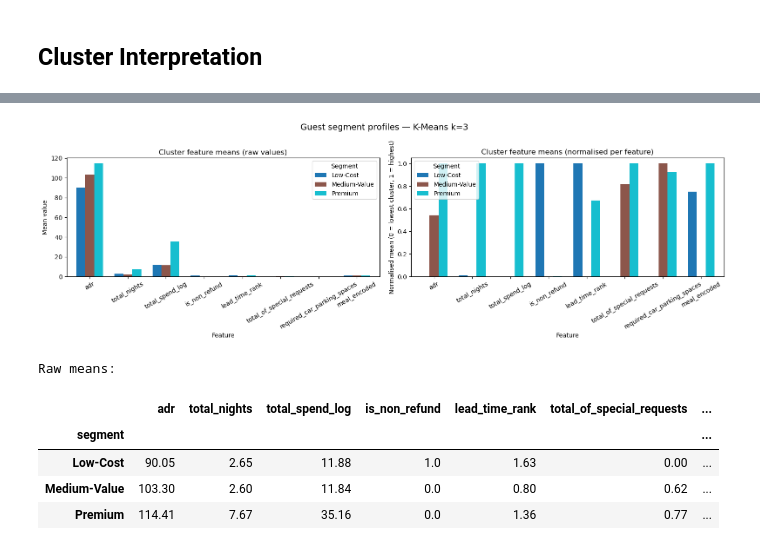
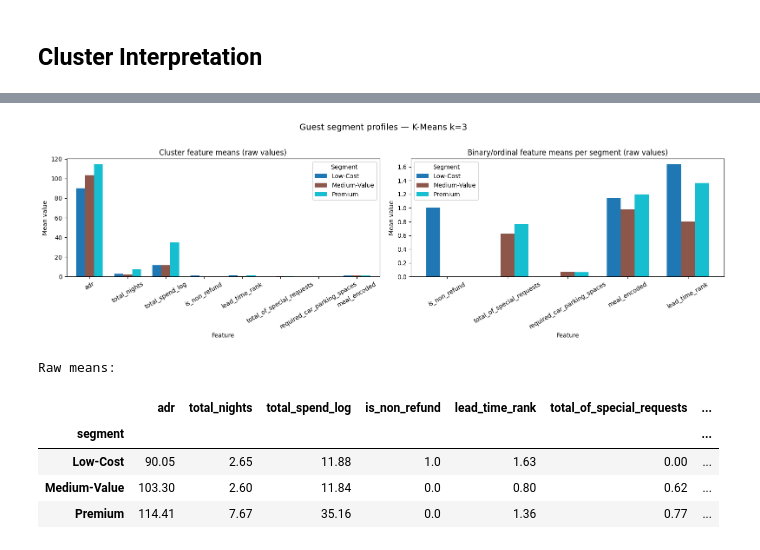
Before and after one commit to alexandreffs/UnsupervisedLearningProj, a Jupyter notebook: project.ipynb, the cells around one changed output, grey strips where cells are left out. Saved outputs shown, nothing was run; the diff lists cells and outputs as text; code cells hidden in the pictures.

```diff
--- a/project.ipynb
+++ b/project.ipynb
@@ -803,19 +642,20 @@ for rep_name, X_rep in [("withADR", X_v2_scaled), ("noADR", X_noADR)]:
 
     for i, cl in enumerate(ap_clusters):
         print(f"    Cluster {i+1:2d}: {cl.size:6d} pts  {cl.scatter_pct:.1f}% scatter")
-
     results_ikmeans_all.append({
         "date/run_id":       datetime.now().strftime("%Y-%m-%d %H:%M:%S"),
         "representation_id": f"R-EUCLID-robust-weighted-{rep_name}",
+        "sample_rule":       "117430 (Full matrix)",
         "model":             "ikmeans",
         "k":                 k_ik,
         "parameters":        f"k={k_ik} (auto), min_cluster_size={min_cluster_size}",
+        "runtime":           t_total,
         "seed":              42,
         "silhouette":        sil,
         "calinski":          cal,
         "davies":            db,
         "diagnostics":       "OK",
-        "notes":             f"{len(ap_clusters)} clusters extracted, {k_ik} retained, runtime={t_total:.1f}s",
+        "notes":             f"{len(ap_clusters)} clusters extracted, {k_ik} retained",
     })
 
     if rep_name == "withADR":
@@ -868,7 +708,6 @@ plt.show()
 # %%
 from sklearn.cluster import AgglomerativeClustering
 
-# noADR always runs with 1 subsample (fast); withADR uses FAST_MODE setting.
 subsample_seeds = [42] if FAST_MODE else [42, 7, 123, 256, 999]
 subsample_size  = 30000
 k_hier          = 3
@@ -878,7 +717,6 @@ for rep_name, X_rep in [("withADR", X_v2_scaled), ("noADR", X_noADR)]:
     print(f"\n--- Hierarchical Ward [{rep_name}] ---")
     seeds_to_use = [42] if rep_name == "noADR" else subsample_seeds
 
-    # Stability at k=3
     stab_rows = []
     for seed in seeds_to_use:
         idx    = np.random.RandomState(seed).choice(len(X_rep), size=subsample_size, replace=False)
@@ -893,18 +731,23 @@ for rep_name, X_rep in [("withADR", X_v2_scaled), ("noADR", X_noADR)]:
     for m in ["silhouette", "calinski", "davies"]:
         print(f"  {m:12s}: {stab_df[m].mean():.4f} +/- {stab_df[m].std():.4f}")
 
-    # Full k-sweep on canonical subsample seed=42
     X_hier = X_rep[np.random.RandomState(42).choice(len(X_rep), size=subsample_size, replace=False)]
     for k in range(2, 9):
         print(f"  k={k}...", end=" ", flush=True)
+        t0 = time.time()
         labels = AgglomerativeClustering(n_clusters=k, linkage="ward").fit_predict(X_hier)
-        sil    = silhouette_score(X_hier, labels, sample_size=15000, random_state=42)
+        rt = time.time() - t0
+
+        sil = silhouette_score(X_hier, labels, sample_size=15000, random_state=42)
         print(f"sil={sil:.3f}")
+
         results_hier.append({
             "date/run_id":       datetime.now().strftime("%Y-%m-%d %H:%M:%S"),
             "representation_id": f"R-EUCLID-robust-weighted-{rep_name}",
+            "sample_rule":       "30000 (Random seed=42)",
             "model":             "hierarchical_ward",
             "parameters":        f"k={k}, linkage=ward, subsample=30000, seed=42",
+            "runtime":           rt,
             "seed":              42,
             "silhouette":        sil,
             "calinski":          calinski_harabasz_score(X_hier, labels),
@@ -1401,59 +1059,52 @@ display(cluster_means)
 # %%
-# Cluster profile bar chart — visual summary for report
-# Shows mean value of each feature per cluster (raw unscaled values).
-
 km_bar = KMeans(n_clusters=3, random_state=42, n_init=10)
 bar_labels = km_bar.fit_predict(X_v2_scaled)
 
-# Build display dataframe with raw feature values + raw adr
 X_bar_df = df_cluster[cluster_features_v2].copy()
 X_bar_df["adr"] = df_cluster["adr"].values
 X_bar_df["cluster"] = bar_labels
 
-# Sort cluster labels by mean adr (Low-Cost -> Medium -> Premium)
 _adr_order = X_bar_df.groupby("cluster")["adr"].mean().sort_values()
 label_map  = {idx: name for idx, name in
               zip(_adr_order.index, ["Low-Cost", "Medium-Value", "Premium"])}
 X_bar_df["segment"] = X_bar_df["cluster"].map(label_map)
 
-# Feature means per segment
 plot_features = ["adr", "total_nights", "total_spend_log",
                  "is_non_refund", "lead_time_rank",
                  "total_of_special_requests", "required_car_parking_spaces",
                  "meal_encoded"]
 
 means = X_bar_df.groupby("segment")[plot_features].mean()
 means = means.loc[["Low-Cost", "Medium-Value", "Premium"]]  # fix order
 
-# Normalise each feature to [0,1] across the three segments for comparability
 means_norm = (means - means.min()) / (means.max() - means.min() + 1e-9)
 
 fig, axes = plt.subplots(1, 2, figsize=(16, 5))
-
-# --- Left: raw means ---
 means.T.plot(kind="bar", ax=axes[0], colormap="tab10", width=0.7)
 axes[0].set_title("Cluster feature means (raw values)", fontsize=12)
 axes[0].set_xlabel("Feature")
 axes[0].set_ylabel("Mean value")
 axes[0].tick_params(axis="x", rotation=30)
 axes[0].legend(title="Segment")
 
-# --- Right: normalised means (0-1 per feature) for shape comparison ---
-means_norm.T.plot(kind="bar", ax=axes[1], colormap="tab10", width=0.7)
-axes[1].set_title("Cluster feature means (normalised per feature)", fontsize=12)
+small_features = ["is_non_refund", "total_of_special_requests",
+                  "required_car_parking_spaces", "meal_encoded", "lead_time_rank"]
+small_means = means[small_features]
+small_means.T.plot(kind="bar", ax=axes[1], colormap="tab10", width=0.7)
+axes[1].set_title("Binary/ordinal feature means per segment (raw values)", fontsize=12)
 axes[1].set_xlabel("Feature")
-axes[1].set_ylabel("Normalised mean (0 = lowest cluster, 1 = highest)")
+axes[1].set_ylabel("Mean value")
 axes[1].tick_params(axis="x", rotation=30)
 axes[1].legend(title="Segment")
 
 plt.suptitle("Guest segment profiles — K-Means k=3", fontsize=14, y=1.02)
 plt.tight_layout()
 plt.show()
 
 print("Raw means:")
 display(means.round(2))
 # %% [output]
-[figure, old version]
+[figure, new version]
 Raw means:
 |  | adr | total_nights | total_spend_log | is_non_refund | lead_time_rank | total_of_special_requests | ... |
 | segment |  |  |  |  |  |  | ... |
```
Also changed, not shown: parts of 34 cells of this notebook, 4 other files.
